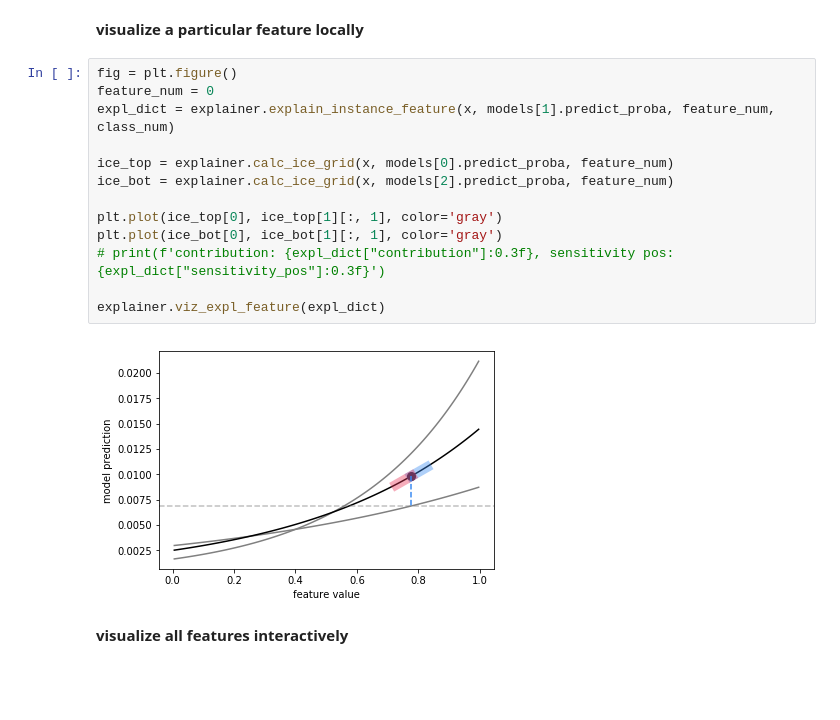
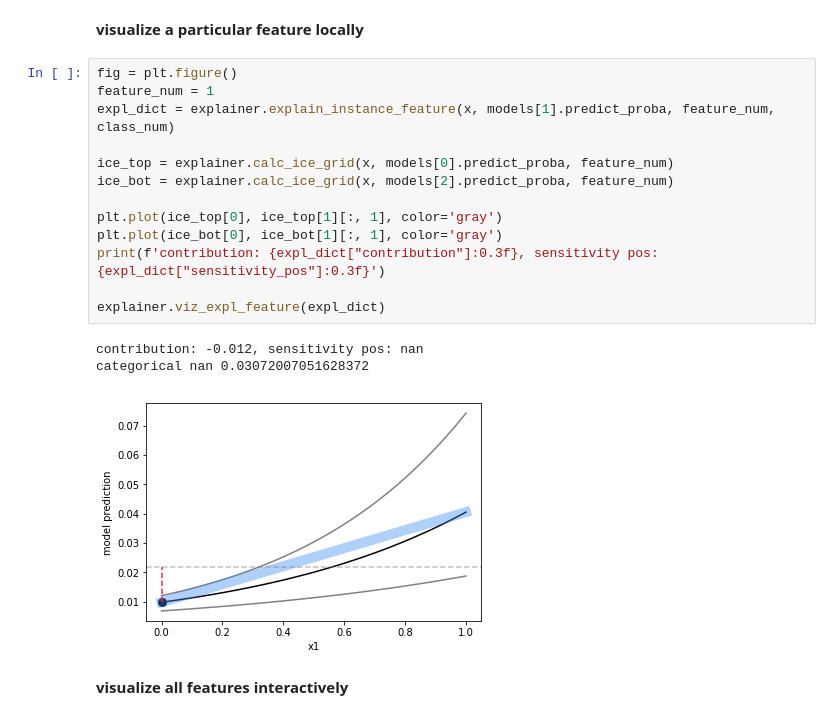
Before and after one commit to Pacmed/sensible-local-interpretations, a Jupyter notebook: interp/eda_interp.ipynb, the cells around one changed output. Cells and saved outputs as stored; diff of their text form; blank space fills up the shorter version.

```diff
--- a/interp/eda_interp.ipynb
+++ b/interp/eda_interp.ipynb
@@ -59,19 +56,21 @@ explainer.explain_instance(x, models[1].predict_proba, class_num, return_table=T
 **visualize a particular feature locally**
 # %%
 fig = plt.figure()
-feature_num = 0
+feature_num = 1
 expl_dict = explainer.explain_instance_feature(x, models[1].predict_proba, feature_num, class_num)
 
 ice_top = explainer.calc_ice_grid(x, models[0].predict_proba, feature_num)
 ice_bot = explainer.calc_ice_grid(x, models[2].predict_proba, feature_num)
 
 plt.plot(ice_top[0], ice_top[1][:, 1], color='gray')
 plt.plot(ice_bot[0], ice_bot[1][:, 1], color='gray')
-# print(f'contribution: {expl_dict["contribution"]:0.3f}, sensitivity pos: {expl_dict["sensitivity_pos"]:0.3f}')
+print(f'contribution: {expl_dict["contribution"]:0.3f}, sensitivity pos: {expl_dict["sensitivity_pos"]:0.3f}')
 
 explainer.viz_expl_feature(expl_dict)
 # %% [output]
+contribution: -0.012, sensitivity pos: nan
+categorical nan 0.03072007051628372
-[figure, old version]
+[figure, new version]
 # %% [markdown]
 **visualize all features interactively**
 # %%
```
Also changed, not shown: parts of 2 cells of this notebook, 1 other file.
